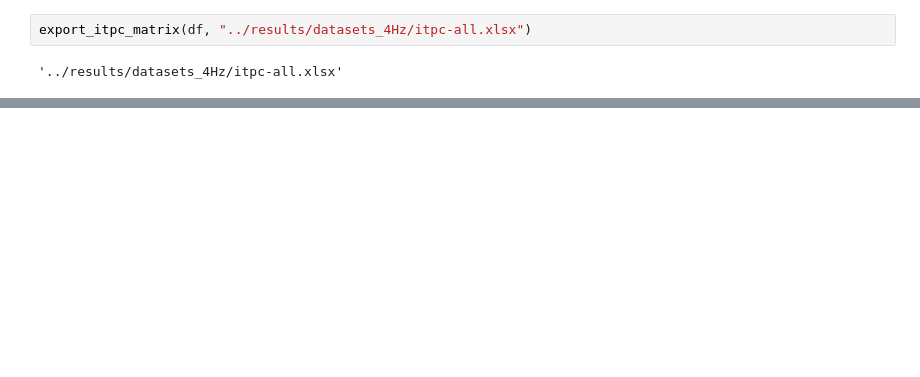
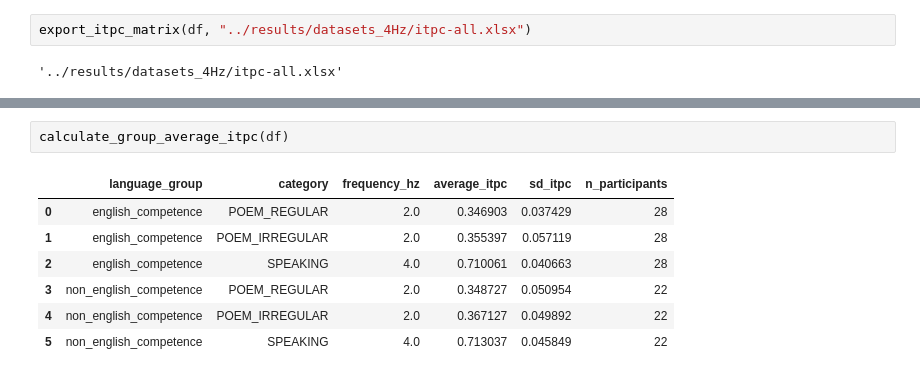
Before and after one commit to BuiHoangTu/adapt.eeg-neural-entrainment, a Jupyter notebook: notebooks/6.visualize_result.ipynb, the cells around one changed output, grey strips where cells are left out. Cells and saved outputs as stored; diff of their text form; blank space fills up the shorter version.

```diff
--- a/notebooks/6.visualize_result.ipynb
+++ b/notebooks/6.visualize_result.ipynb
@@ -354,0 +774,10 @@ export_itpc_matrix(df, "../results/datasets_4Hz/itpc-all.xlsx")
+# %%
+calculate_group_average_itpc(df)
+# %% [output]
+|  | language_group | category | frequency_hz | average_itpc | sd_itpc | n_participants |
+| 0 | english_competence | POEM_REGULAR | 2.0 | 0.346903 | 0.037429 | 28 |
+| 1 | english_competence | POEM_IRREGULAR | 2.0 | 0.355397 | 0.057119 | 28 |
+| 2 | english_competence | SPEAKING | 4.0 | 0.710061 | 0.040663 | 28 |
+| 3 | non_english_competence | POEM_REGULAR | 2.0 | 0.348727 | 0.050954 | 22 |
+| 4 | non_english_competence | POEM_IRREGULAR | 2.0 | 0.367127 | 0.049892 | 22 |
+| 5 | non_english_competence | SPEAKING | 4.0 | 0.713037 | 0.045849 | 22 |
```
Also changed, not shown: parts of 3 cells of this notebook, 8 other files.
